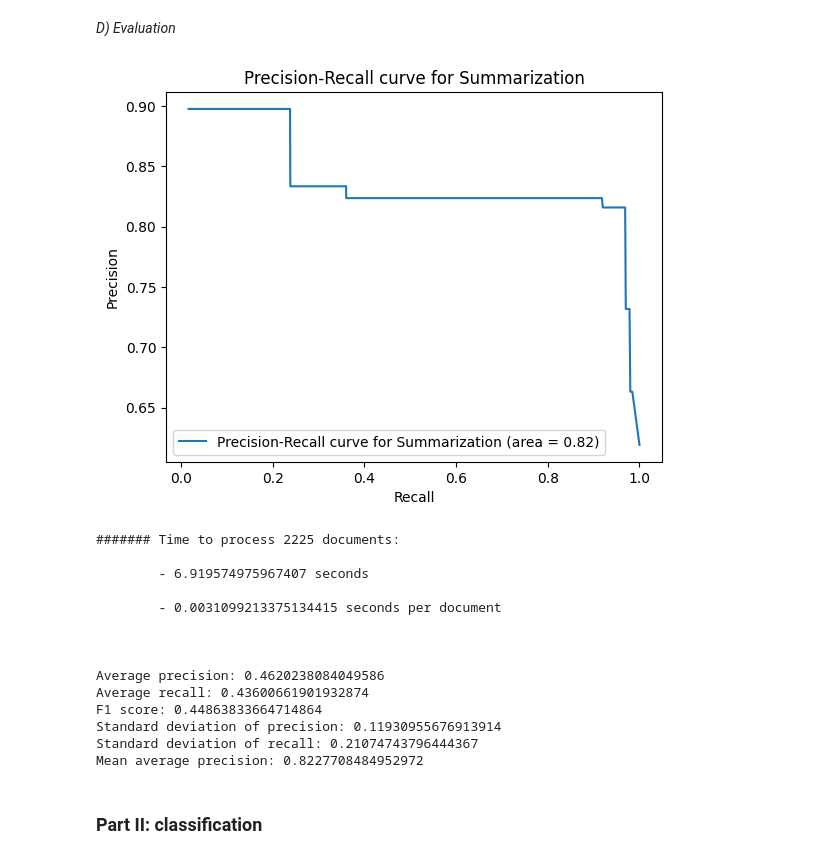
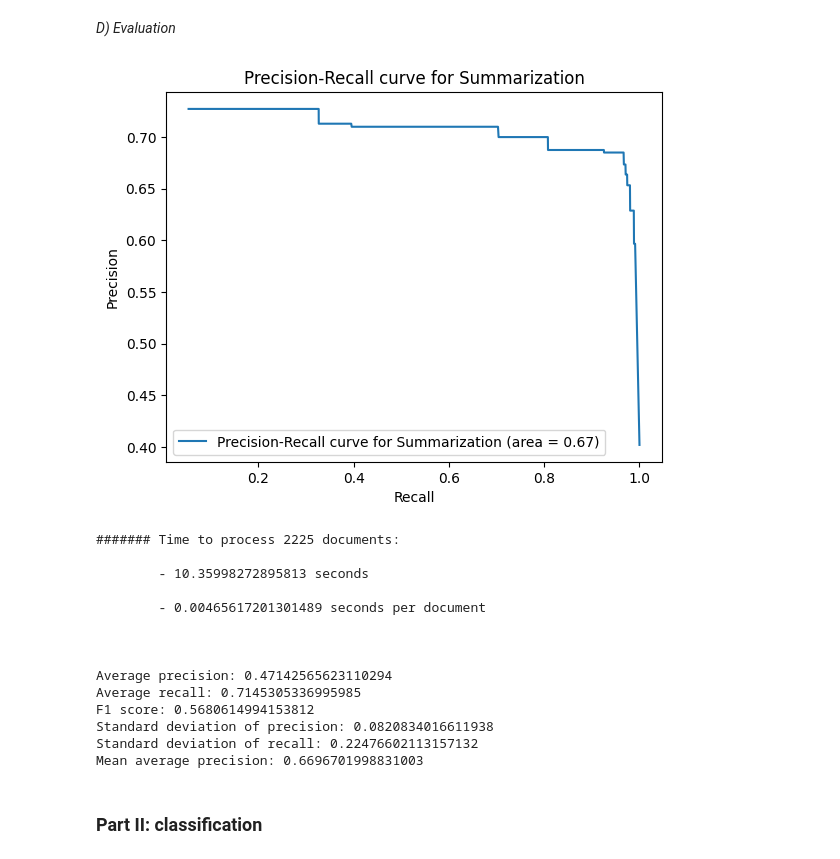
Before and after one commit to danieleavolio/Information-Processing-and-Retrieval, a Jupyter notebook: Project2/Code/G08_P2_notebook.ipynb, the cells around one changed output. Cells and saved outputs as stored; diff of their text form; code cells hidden in the pictures.

```diff
--- a/Project2/Code/G08_P2_notebook.ipynb
+++ b/Project2/Code/G08_P2_notebook.ipynb
@@ -653,38 +652,38 @@ def evaluation_given_summaries(produced_summaries:list, real_summaries:list, nam
 # %%
 docs_to_summarize = documents
 real_summaries = summaries
 
 produced_summaries = []
 
 for i, doc in enumerate(docs_to_summarize):
     clusters, centroids = sentence_clustering(doc, return_centroids=True, max_clusters=5)
-    summary = summarization(doc, clusters, centroids=centroids, number_of_sentences=2)
+    summary = summarization(doc, clusters, centroids=centroids, number_of_sentences=5)
     produced_summaries.append(summary)
 
 average_precision, average_recall, f1, std_precision, std_recall, m_a_p = evaluation_given_summaries(produced_summaries, real_summaries, "Summarization")
 
 print(f"Average precision: {average_precision}")
 print(f"Average recall: {average_recall}")
 print(f"F1 score: {f1}")
 print(f"Standard deviation of precision: {std_precision}")
 print(f"Standard deviation of recall: {std_recall}")
 print(f"Mean average precision: {m_a_p}")
 # %% [output]
-[figure, old version]
+[figure, new version]
 ####### Time to process 2225 documents:
 
-        - 6.919574975967407 seconds
+        - 10.35998272895813 seconds
 
-        - 0.0031099213375134415 seconds per document
+        - 0.00465617201301489 seconds per document
 
 
 
-Average precision: 0.4620238084049586
-Average recall: 0.43600661901932874
-F1 score: 0.44863833664714864
-Standard deviation of precision: 0.11930955676913914
-Standard deviation of recall: 0.21074743796444367
-Mean average precision: 0.8227708484952972
+Average precision: 0.47142565623110294
+Average recall: 0.7145305336995985
+F1 score: 0.5680614994153812
+Standard deviation of precision: 0.0820834016611938
+Standard deviation of recall: 0.22476602113157132
+Mean average precision: 0.6696701998831003
 # %% [markdown]
 <h3>Part II: classification</h3>
 # %% [markdown]
```
Also changed, not shown: parts of 28 cells of this notebook.
